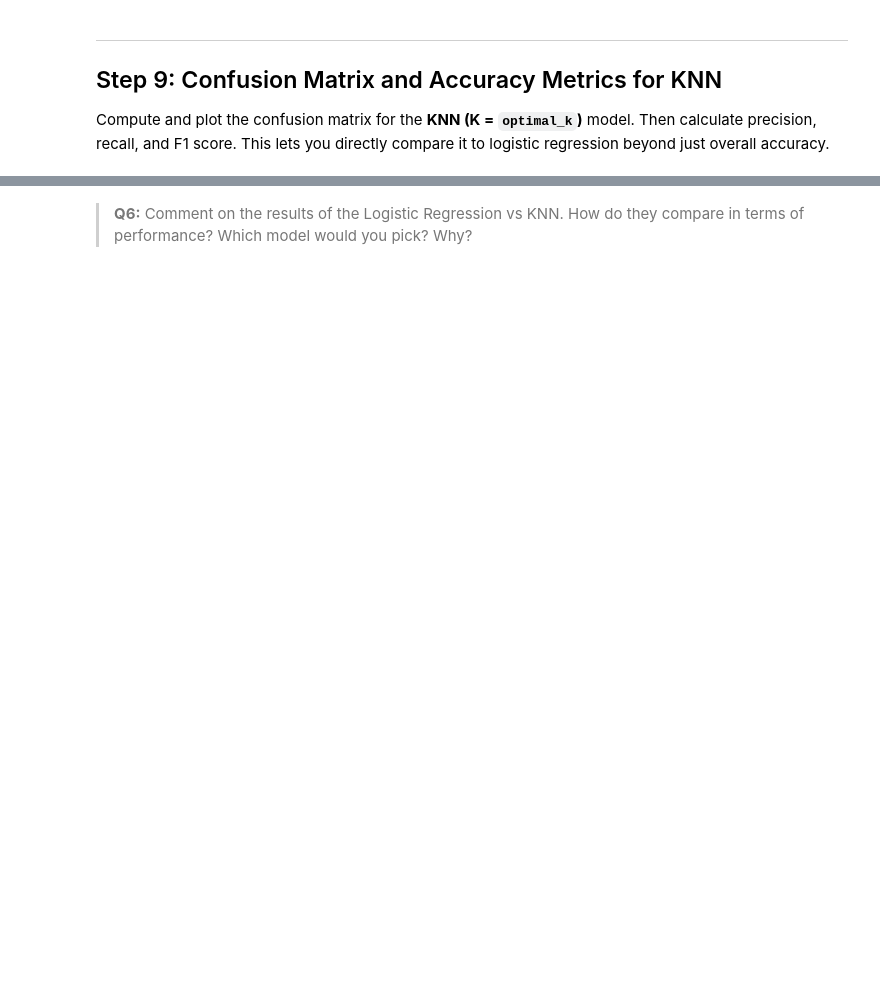
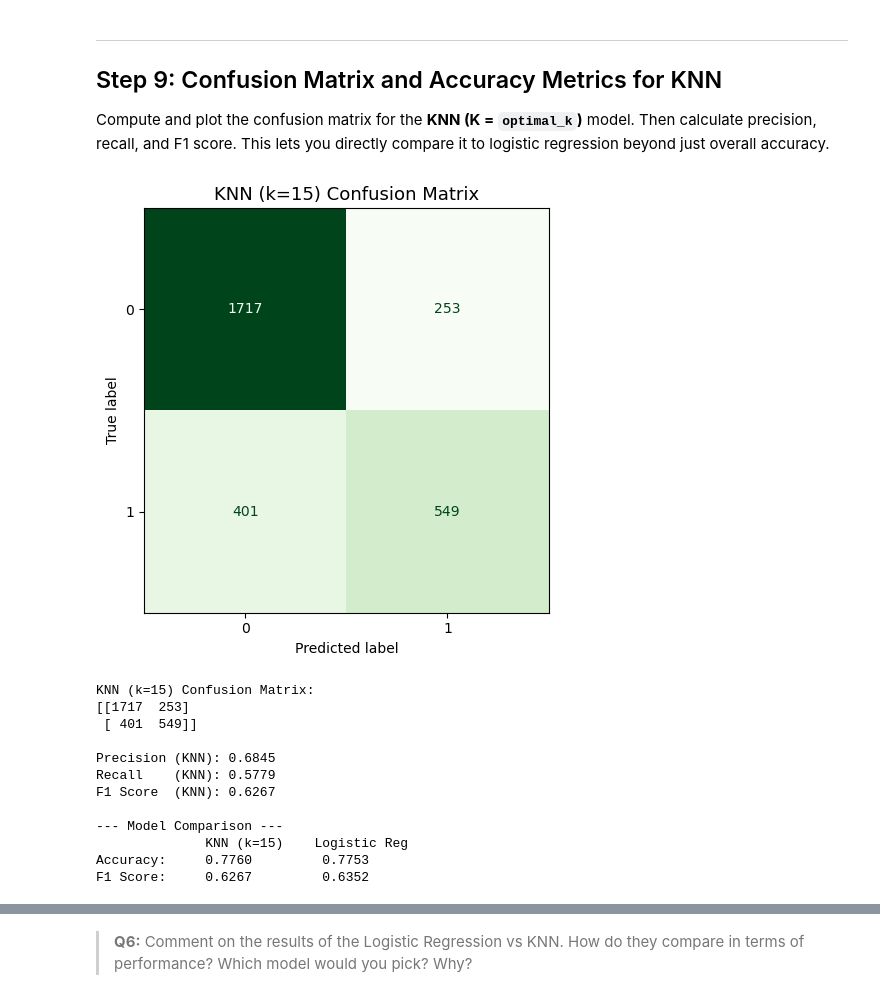
Before and after one commit to avarobillard/assignment-2, a Jupyter notebook: hw2-task2.ipynb, the cells around one changed output, grey strips where cells are left out. Cells and saved outputs as stored; diff of their text form; code cells hidden in the pictures; blank space fills up the shorter version.

```diff
--- a/hw2-task2.ipynb
+++ b/hw2-task2.ipynb
@@ -363,21 +429,48 @@ _Type your answer here, replacing this text._
 
 Compute and plot the confusion matrix  for the **KNN (K = `optimal_k`)** model. Then calculate precision, recall, and F1 score. This lets you directly compare it to logistic regression beyond just overall accuracy.
 # %%
-cm_knn = ...
+# Compute confusion matrix for optimal K KNN
+cm_knn = confusion_matrix(y_test, y_pred_knn_optimal)
 
+# Plot confusion matrix
+disp = ConfusionMatrixDisplay(confusion_matrix=cm_knn,
+                              display_labels=['0', '1'])
 
-precision_knn = ...
-recall_knn    = ...
-f1_knn        = ...
+# Plot CM
+fig, ax = plt.subplots(figsize=(6, 5))
+disp.plot(ax=ax, colorbar = False, cmap = "Greens")
+ax.set_ylim(len(['0', '1']) - 0.5, -0.5)
+ax.set_title('KNN (k=15) Confusion Matrix', fontsize=13)
+plt.tight_layout()
+plt.show()
+
+# Compute accuracy metrics
+precision_knn = precision_score(y_test, y_pred_knn_optimal)
+recall_knn    = recall_score(y_test, y_pred_knn_optimal)
+f1_knn        = f1_score(y_test, y_pred_knn_optimal)
 
 print(f'KNN (k={optimal_k}) Confusion Matrix:\n{cm_knn}\n')
 print(f'Precision (KNN): {precision_knn:.4f}')
 print(f'Recall    (KNN): {recall_knn:.4f}')
 print(f'F1 Score  (KNN): {f1_knn:.4f}')
 print()
 print('--- Model Comparison ---')
 print(f'              KNN (k={optimal_k})    Logistic Reg')
 print(f'Accuracy:     {knn_optimal_accuracy:.4f}         {lr_accuracy:.4f}')
 print(f'F1 Score:     {f1_knn:.4f}         {f1_lr:.4f}')
+# %% [output]
+[figure, added]
+KNN (k=15) Confusion Matrix:
+[[1717  253]
+ [ 401  549]]
+
+Precision (KNN): 0.6845
+Recall    (KNN): 0.5779
+F1 Score  (KNN): 0.6267
+
+--- Model Comparison ---
+              KNN (k=15)    Logistic Reg
+Accuracy:     0.7760         0.7753
+F1 Score:     0.6267         0.6352
 # %%
 grader.check("q15")
```
Also changed, not shown: parts of 23 cells of this notebook, 1 other file.
